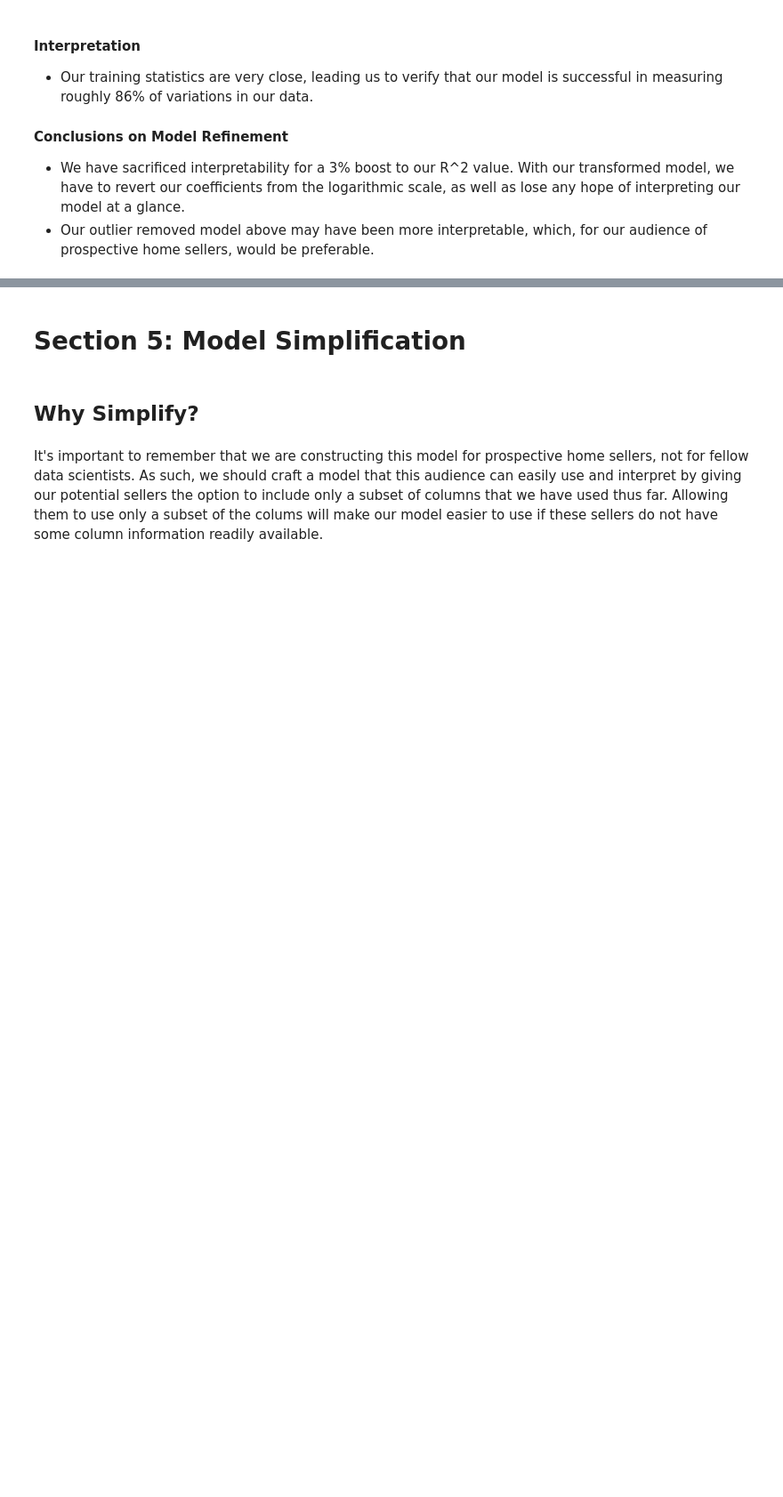
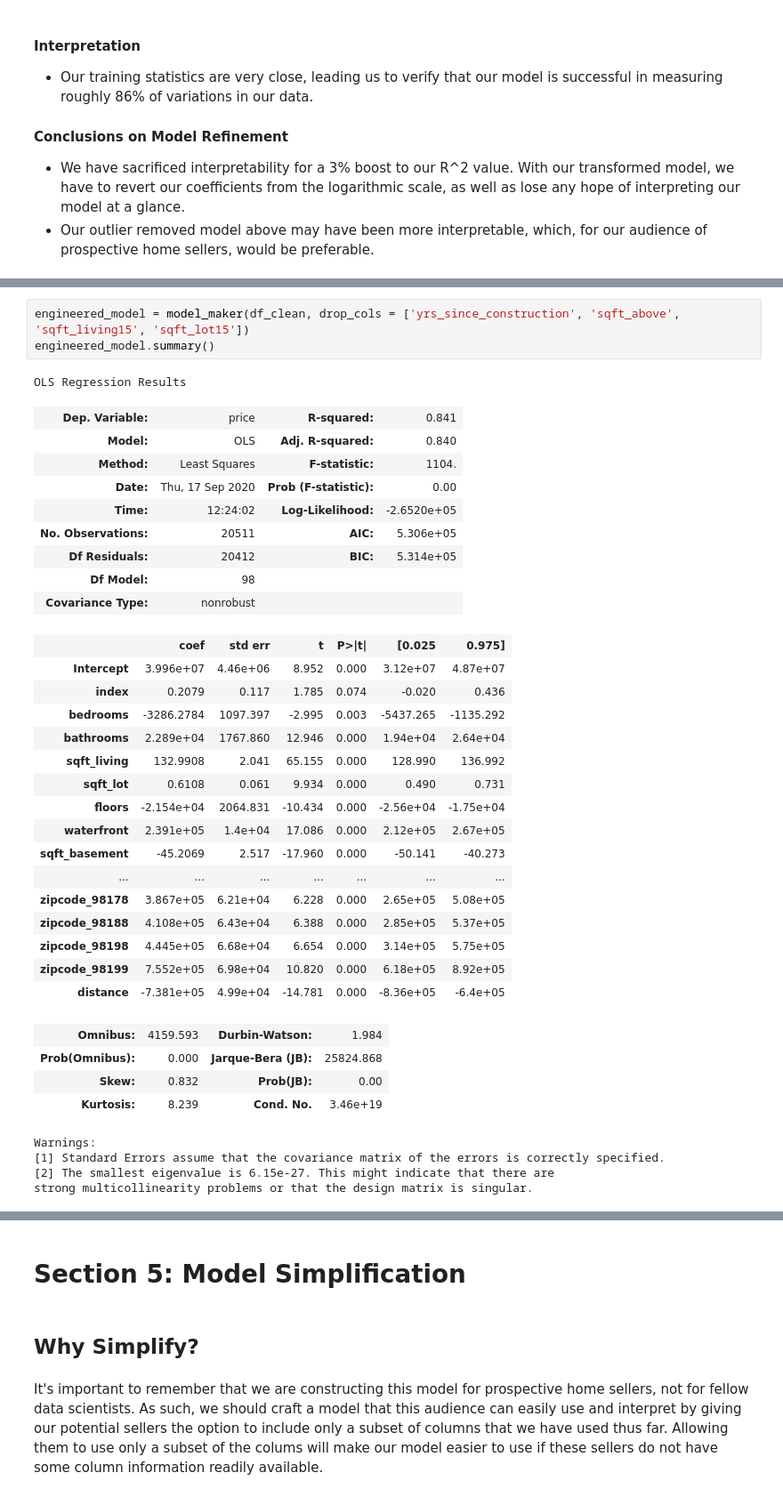
Before and after one commit to RMcAr/dsc-mod-2-project-v2-1-onl01-dtsc-ft-070620, a Jupyter notebook: student.ipynb, the cells around one changed output, grey strips where cells are left out. Shown at 89% size. Saved outputs shown, nothing was run; the diff lists cells and outputs as text; blank space fills up the shorter version.

```diff
--- a/student.ipynb
+++ b/student.ipynb
@@ -945,0 +985,38 @@ Testing Score Acheived: 0.8619334618853643
+# %%
+engineered_model = model_maker(df_clean, drop_cols = ['yrs_since_construction', 'sqft_above', 'sqft_living15', 'sqft_lot15'])
+engineered_model.summary()
+# %% [output]
+OLS Regression Results
+| Dep. Variable: | price | R-squared: | 0.841 |
+| Model: | OLS | Adj. R-squared: | 0.840 |
+| Method: | Least Squares | F-statistic: | 1104. |
+| Date: | Thu, 17 Sep 2020 | Prob (F-statistic): | 0.00 |
+| Time: | 12:24:02 | Log-Likelihood: | -2.6520e+05 |
+| No. Observations: | 20511 | AIC: | 5.306e+05 |
+| Df Residuals: | 20412 | BIC: | 5.314e+05 |
+| Df Model: | 98 |  |  |
+| Covariance Type: | nonrobust |  |  |
+|  | coef | std err | t | P>|t| | [0.025 | 0.975] |
+| Intercept | 3.996e+07 | 4.46e+06 | 8.952 | 0.000 | 3.12e+07 | 4.87e+07 |
+| index | 0.2079 | 0.117 | 1.785 | 0.074 | -0.020 | 0.436 |
+| bedrooms | -3286.2784 | 1097.397 | -2.995 | 0.003 | -5437.265 | -1135.292 |
+| bathrooms | 2.289e+04 | 1767.860 | 12.946 | 0.000 | 1.94e+04 | 2.64e+04 |
+| sqft_living | 132.9908 | 2.041 | 65.155 | 0.000 | 128.990 | 136.992 |
+| sqft_lot | 0.6108 | 0.061 | 9.934 | 0.000 | 0.490 | 0.731 |
+| floors | -2.154e+04 | 2064.831 | -10.434 | 0.000 | -2.56e+04 | -1.75e+04 |
+| waterfront | 2.391e+05 | 1.4e+04 | 17.086 | 0.000 | 2.12e+05 | 2.67e+05 |
+| sqft_basement | -45.2069 | 2.517 | -17.960 | 0.000 | -50.141 | -40.273 |
+| ... | ... | ... | ... | ... | ... | ... |
+| zipcode_98178 | 3.867e+05 | 6.21e+04 | 6.228 | 0.000 | 2.65e+05 | 5.08e+05 |
+| zipcode_98188 | 4.108e+05 | 6.43e+04 | 6.388 | 0.000 | 2.85e+05 | 5.37e+05 |
+| zipcode_98198 | 4.445e+05 | 6.68e+04 | 6.654 | 0.000 | 3.14e+05 | 5.75e+05 |
+| zipcode_98199 | 7.552e+05 | 6.98e+04 | 10.820 | 0.000 | 6.18e+05 | 8.92e+05 |
+| distance | -7.381e+05 | 4.99e+04 | -14.781 | 0.000 | -8.36e+05 | -6.4e+05 |
+| Omnibus: | 4159.593 | Durbin-Watson: | 1.984 |
+| Prob(Omnibus): | 0.000 | Jarque-Bera (JB): | 25824.868 |
+| Skew: | 0.832 | Prob(JB): | 0.00 |
+| Kurtosis: | 8.239 | Cond. No. | 3.46e+19 |
+Warnings:
+[1] Standard Errors assume that the covariance matrix of the errors is correctly specified.
+[2] The smallest eigenvalue is 6.15e-27. This might indicate that there are
+strong multicollinearity problems or that the design matrix is singular.
```
Also changed, not shown: parts of 14 cells of this notebook, 1 other file.
